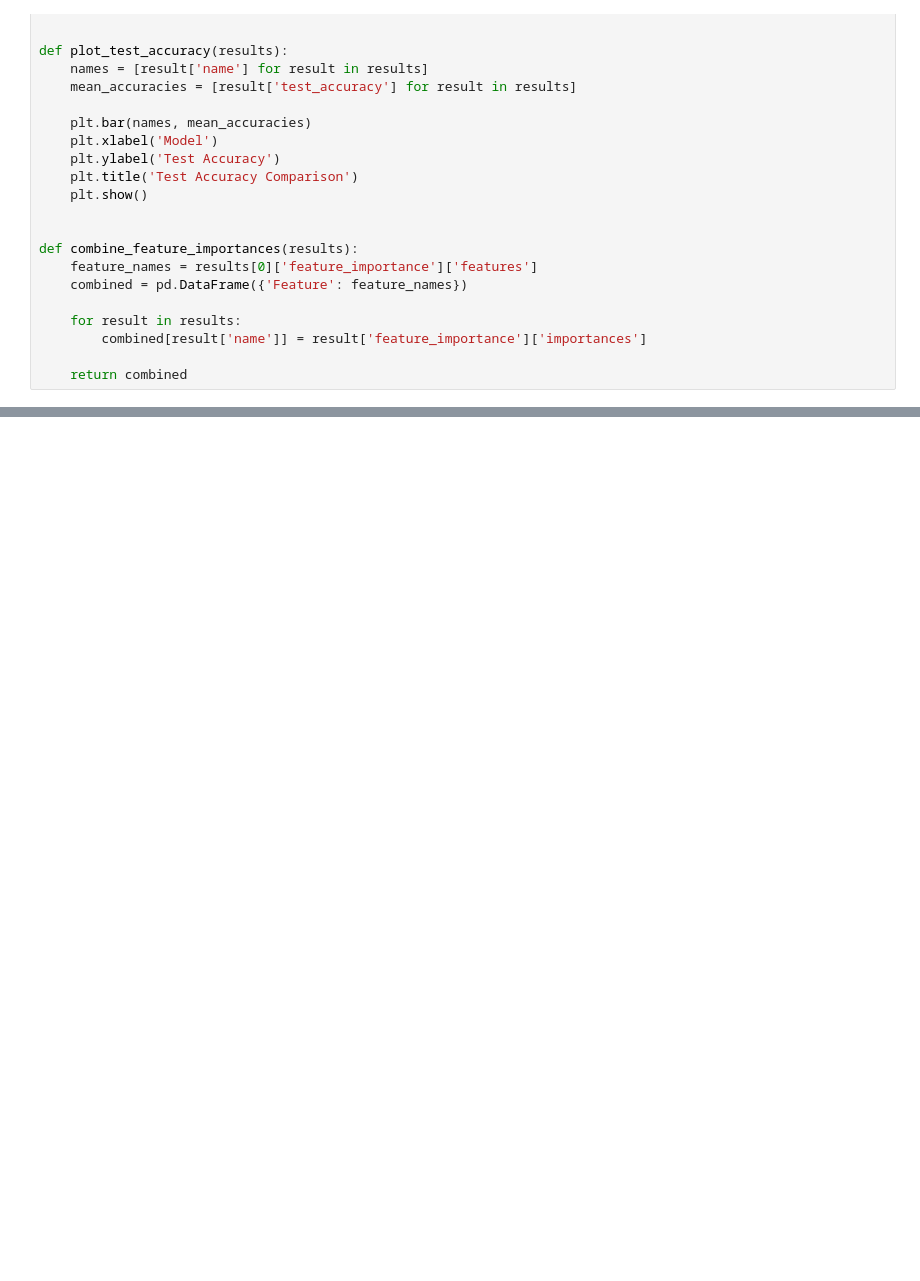
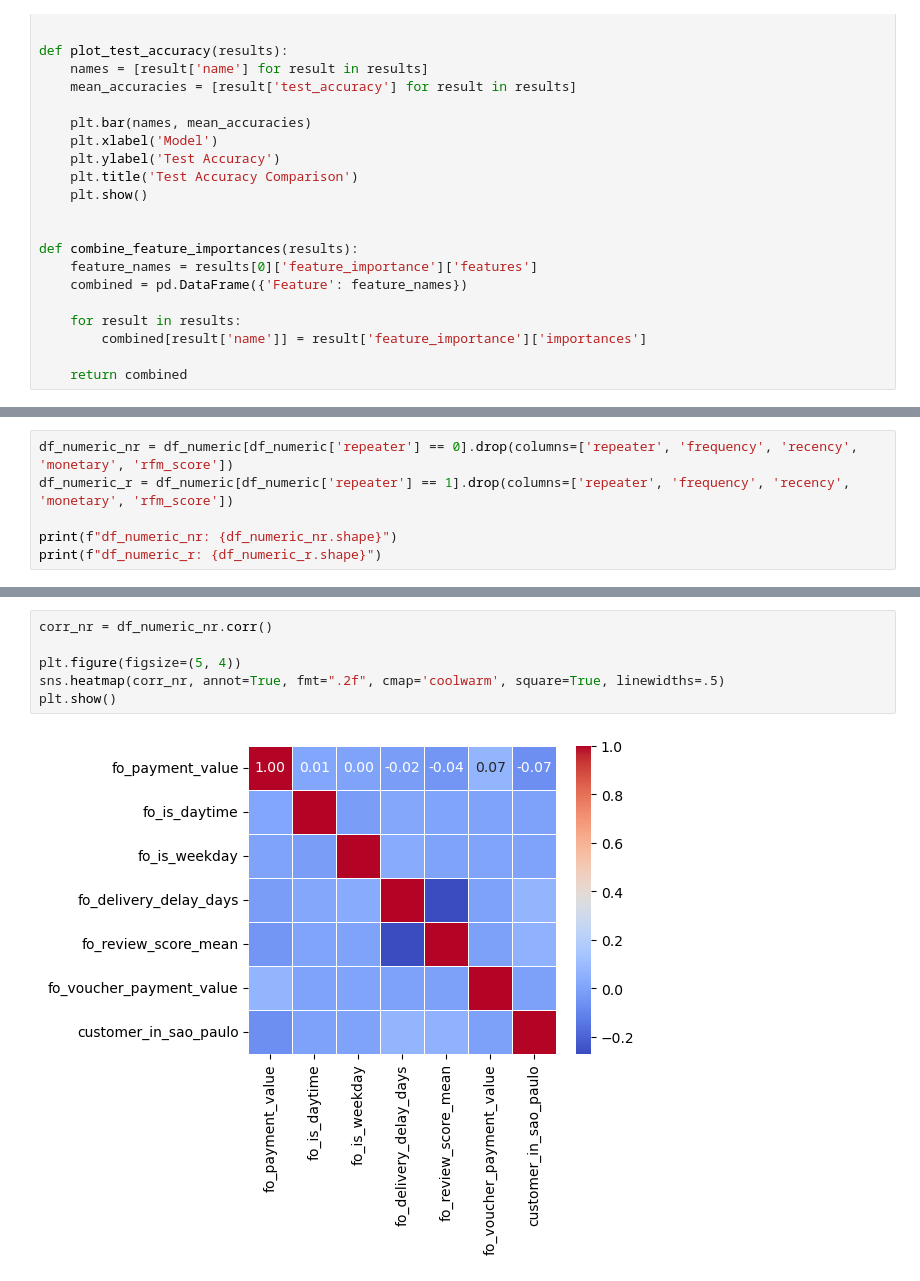
Before and after one commit to Yuki-bach/marketing, a Jupyter notebook: notebooks/classify_repeaters.ipynb, the cells around one changed output, grey strips where cells are left out. Saved outputs shown, nothing was run; the diff lists cells and outputs as text; blank space fills up the shorter version.

```diff
--- a/notebooks/classify_repeaters.ipynb
+++ b/notebooks/classify_repeaters.ipynb
@@ -424,0 +434,6 @@ First, the performance of LogisticRegression is lower compared to the other two,
+# %%
+df_numeric_nr = df_numeric[df_numeric['repeater'] == 0].drop(columns=['repeater', 'frequency', 'recency', 'monetary', 'rfm_score'])
+df_numeric_r = df_numeric[df_numeric['repeater'] == 1].drop(columns=['repeater', 'frequency', 'recency', 'monetary', 'rfm_score'])
+
+print(f"df_numeric_nr: {df_numeric_nr.shape}")
+print(f"df_numeric_r: {df_numeric_r.shape}")
@@ -424,0 +471,8 @@ First, the performance of LogisticRegression is lower compared to the other two,
+# %%
+corr_nr = df_numeric_nr.corr()
+
+plt.figure(figsize=(5, 4))
+sns.heatmap(corr_nr, annot=True, fmt=".2f", cmap='coolwarm', square=True, linewidths=.5)
+plt.show()
+# %% [output]
+[figure, added]
```
Also changed, not shown: parts of 15 cells of this notebook.
